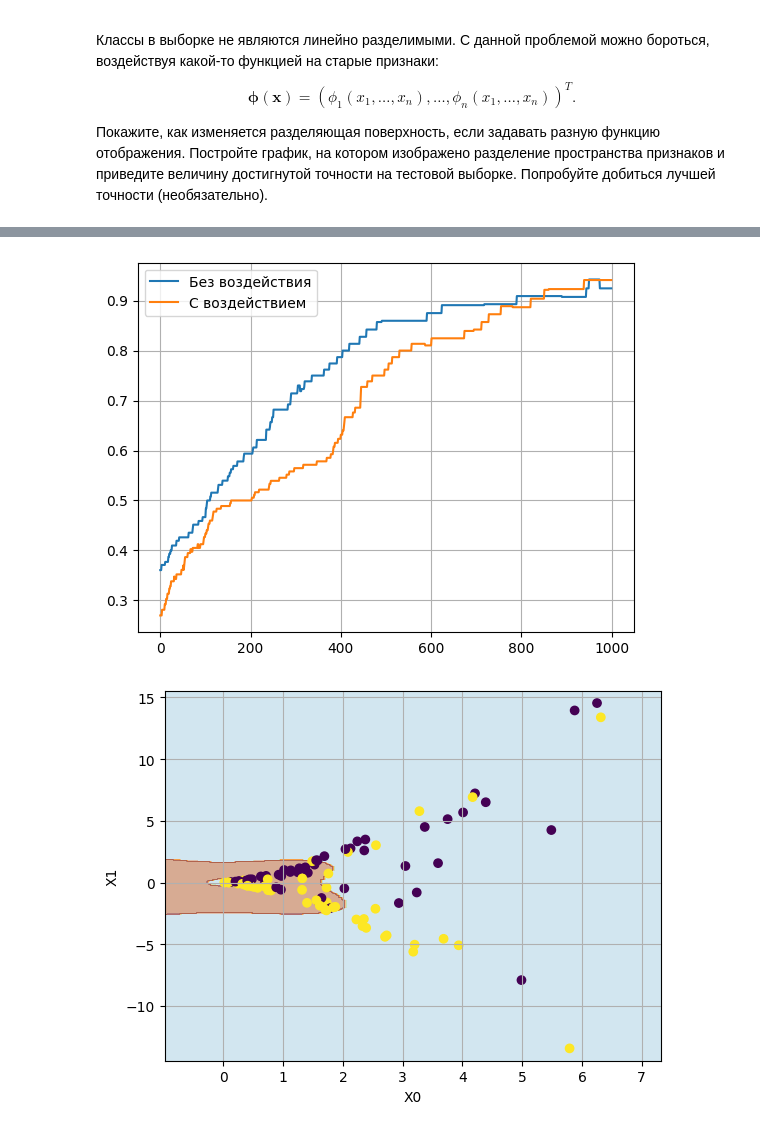
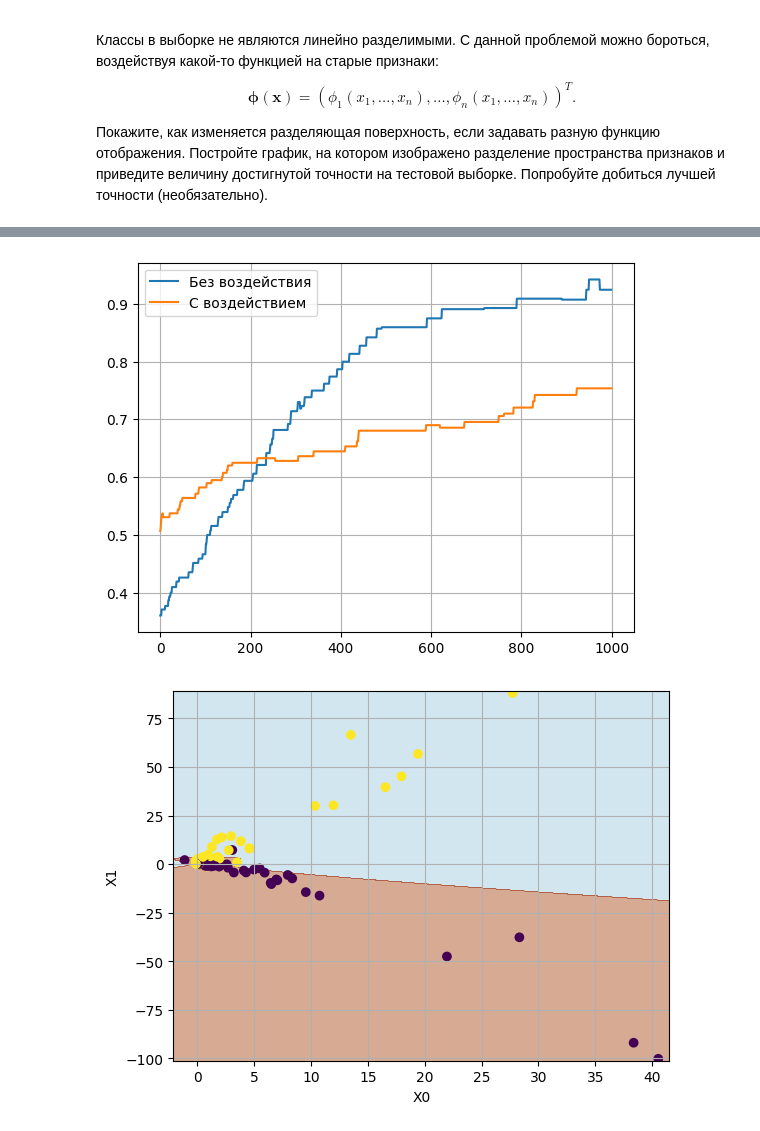
Before and after one commit to Leeoree/machine-learning, a Jupyter notebook: lab3.ipynb, the cells around one changed output, grey strips where cells are left out. Drawn from its saved outputs; the diff is of its cells as text; code cells hidden in the pictures.

```diff
--- a/lab3.ipynb
+++ b/lab3.ipynb
@@ -321,13 +321,19 @@ $$
 Попробуйте добиться лучшей точности (необязательно).
 # %%
 %%time
+
+import warnings
+
+warnings.filterwarnings(
+    "ignore",
+)
 
 class MGD(GradientDescent):
     def __init__(self, *args, **kwargs):
         super().__init__(*args, **kwargs)
 
     def _func(self, x):
-       xx = 0.01*np.concatenate([(x[:, 0].reshape(-1,1))**(p+1)+(x[:, 1].reshape(-1,1))**(p+1) for p in range(1, x.shape[1])], axis=1)
+       xx = 0.5*np.concatenate([(x[:, 0].reshape(-1,1))**(p+1)+(x[:, 1].reshape(-1,1))**(p+2)+(x[:, 2].reshape(-1,1))**(p+3) for p in range(1, x.shape[1])], axis=1)
        return np.concatenate((xx, x[:,2].reshape(-1,1)), axis=1)
 
     def fit(self, x, y, val_x, val_y):
@@ -363,5 +369,5 @@ Wall time: 5.16 s
-[figure, old version]
+[figure, new version]
-[figure, old version]
+[figure, new version]
 # %% [markdown]
 **Выводы**:
 
```
Also changed, not shown: parts of 2 cells of this notebook.
